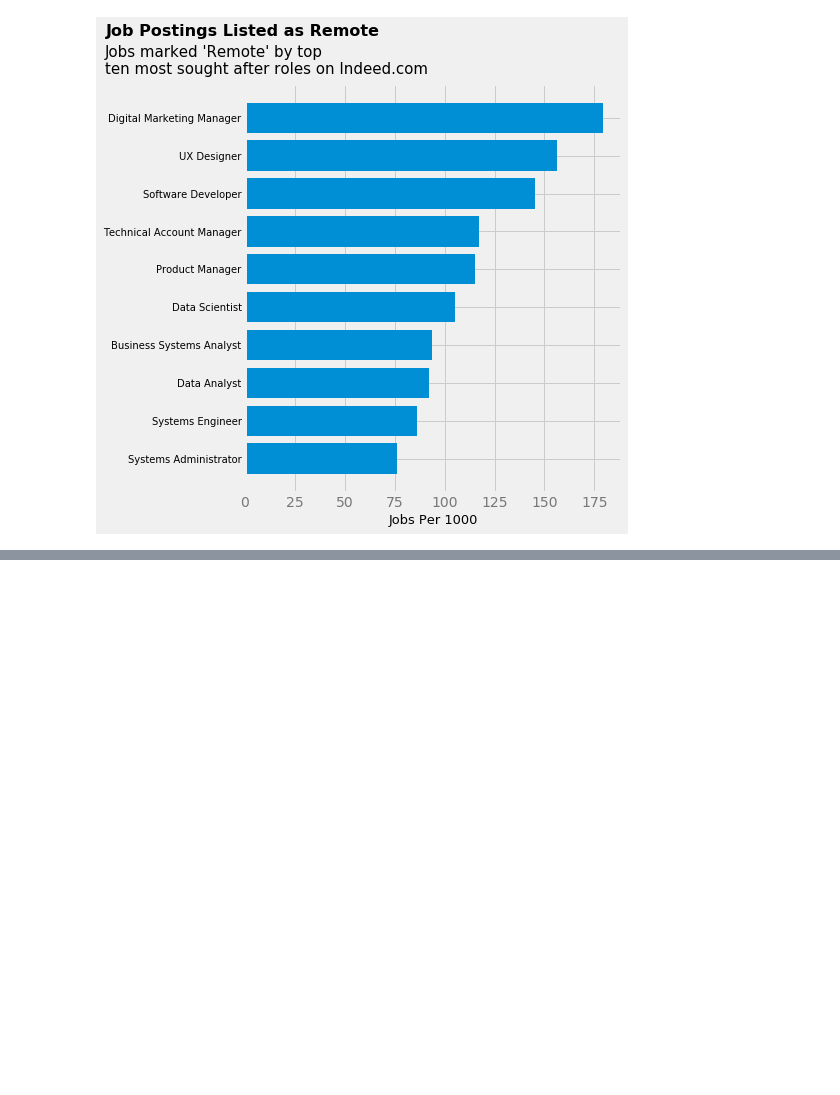
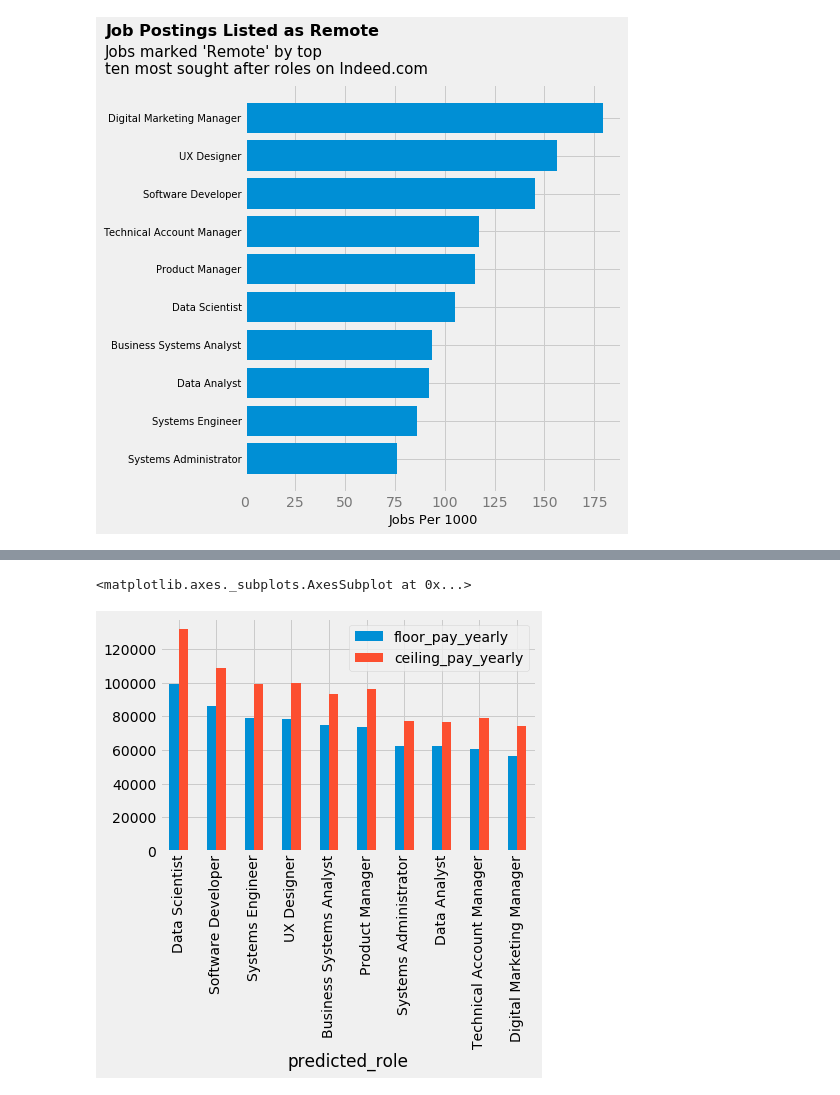
Before and after one commit to jose-marquez89/tech-job-landscape, a Jupyter notebook: python_scrape/jobs_explore.ipynb, the cells around one changed output, grey strips where cells are left out. Drawn from its saved outputs; the diff is of its cells as text; code cells hidden in the pictures; blank space fills up the shorter version.

Commit message:
adds preliminary pay chart for top ten

```diff
--- a/python_scrape/jobs_explore.ipynb
+++ b/python_scrape/jobs_explore.ipynb
@@ -453,0 +434,12 @@ jobs[jobs['predicted_role'] == "Digital Marketing Manager"]
+# %%
+# create table of average pay range by top ten job roles
+roles = jobs['predicted_role'].value_counts()[:10].index
+pay_columns = ['predicted_role', 'floor_pay_yearly', 'ceiling_pay_yearly']
+top_ten_only = jobs[jobs['predicted_role'].isin(roles)]
+pay_averages = top_ten_only[pay_columns].groupby(['predicted_role']).mean()
+pay_averages = pay_averages.sort_values(by='floor_pay_yearly', ascending=False)
+# %%
+pay_averages.plot.bar()
+# %% [output]
+<matplotlib.axes._subplots.AxesSubplot at 0x...>
+[figure, added]
```
Also changed, not shown: parts of 4 cells of this notebook.
